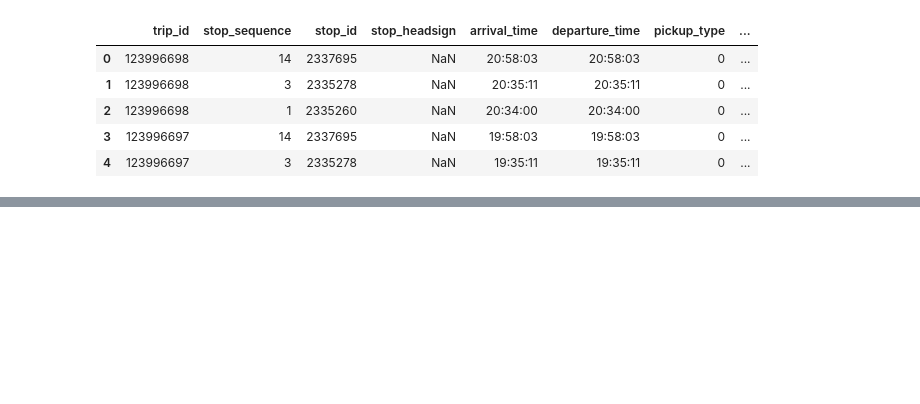
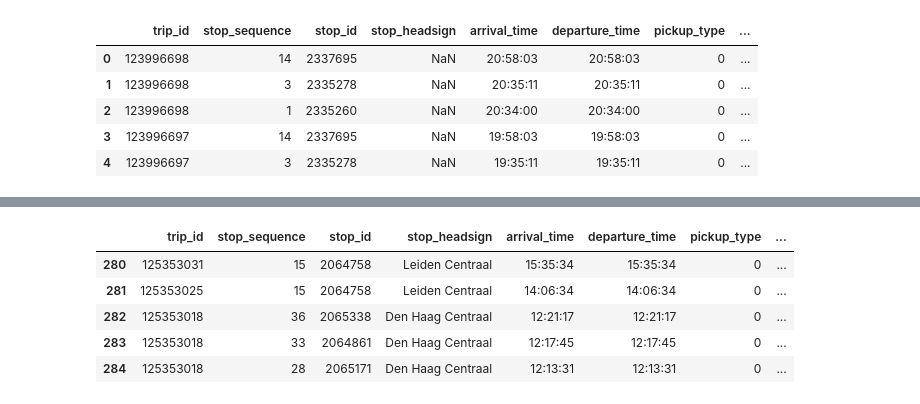
Before and after one commit to TPM-Resilience-Lab/public-transit-system, a Jupyter notebook: python-codes/gtfs_analysis.ipynb, the cells around one changed output, grey strips where cells are left out. Cells and saved outputs as stored; diff of their text form; code cells hidden in the pictures; blank space fills up the shorter version.

```diff
--- a/python-codes/gtfs_analysis.ipynb
+++ b/python-codes/gtfs_analysis.ipynb
@@ -274,6 +274,7 @@ hague_stops.head()
 # %%
 #Creating the stop_times.txt for Hague GTFS
 stop_times = pd.read_csv('../gtfs_data/netherlands/stop_times.txt', low_memory=False)
+stop_times['stop_id'] = stop_times['stop_id'].astype(str)
 stop_times.head()
 # %% [output]
 |  | trip_id | stop_sequence | stop_id | stop_headsign | arrival_time | departure_time | pickup_type | ... |
@@ -286,0 +286,5 @@ hague_services = []
+# %%
+trip_list = stop_times.trip_id.unique()
+#trip_list = [125353018]
+print(trip_list)
+print(len(trip_list))
@@ -286,0 +294,15 @@ hague_services = []
+# %%
+hague_trips = []
+for index, trip in enumerate(trip_list):
+    curr_service = stop_times[stop_times.trip_id == trip]
+
+    #print(curr_service.stop_id)
+    #print(curr_service.stop_id.isin(hague_stops.stop_id).any())
+
+    if curr_service['stop_id'].isin(hague_stops.stop_id).any():
+        hague_trips.append(trip)
+
+    if index % 500 == 0:
+        print(index, len(hague_trips))
+
+print(len(hague_trips))
@@ -286,0 +327,11 @@ hague_services = []
+# %%
+hague_stop_times = stop_times[stop_times['trip_id'].isin(hague_trips)]
+hague_stop_times.to_csv('C:/Users/srijith/Documents/GitHub/public-transit-system/gtfs_data/hague/stop_times.txt', header=True, index=False, sep=',')
+hague_stop_times.head()
+# %% [output]
+|  | trip_id | stop_sequence | stop_id | stop_headsign | arrival_time | departure_time | pickup_type | ... |
+| 280 | 125353031 | 15 | 2064758 | Leiden Centraal | 15:35:34 | 15:35:34 | 0 | ... |
+| 281 | 125353025 | 15 | 2064758 | Leiden Centraal | 14:06:34 | 14:06:34 | 0 | ... |
+| 282 | 125353018 | 36 | 2065338 | Den Haag Centraal | 12:21:17 | 12:21:17 | 0 | ... |
+| 283 | 125353018 | 33 | 2064861 | Den Haag Centraal | 12:17:45 | 12:17:45 | 0 | ... |
+| 284 | 125353018 | 28 | 2065171 | Den Haag Centraal | 12:13:31 | 12:13:31 | 0 | ... |
```
Also changed, not shown: parts of 4 cells of this notebook, 1 other file.
